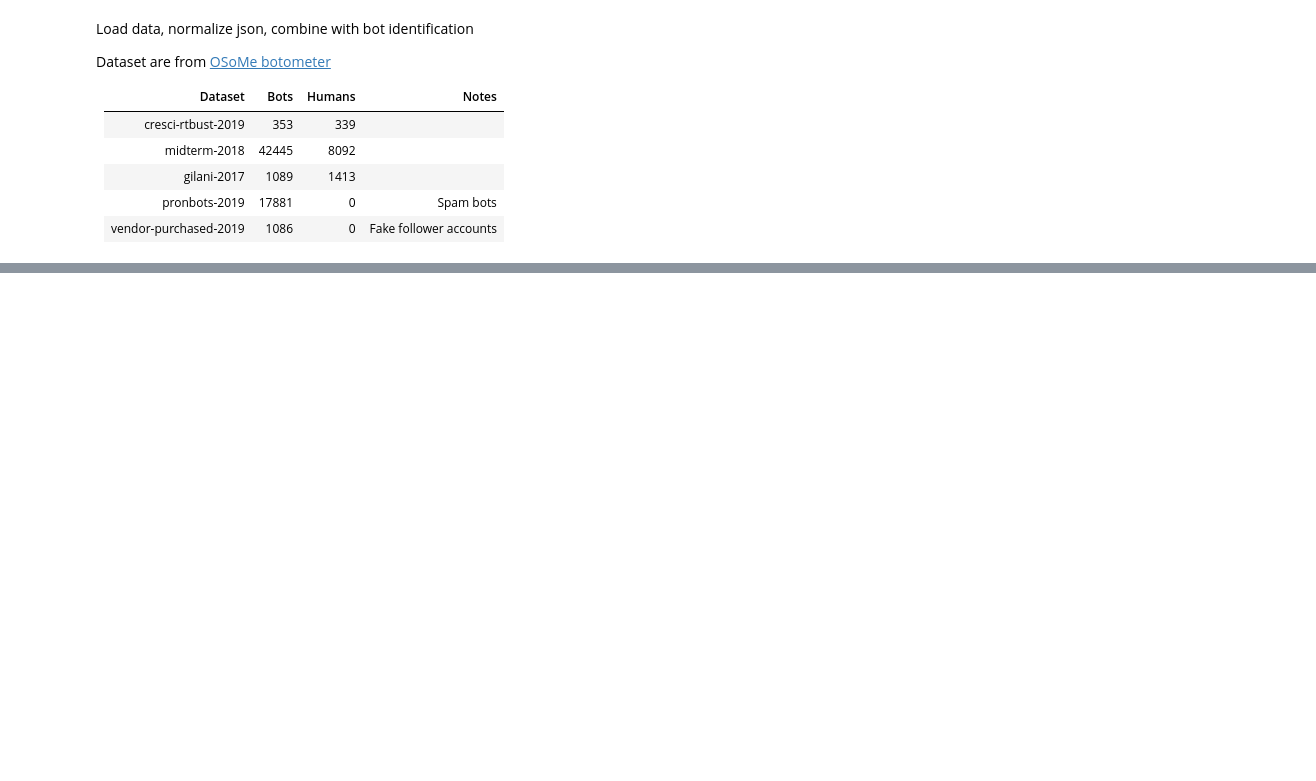
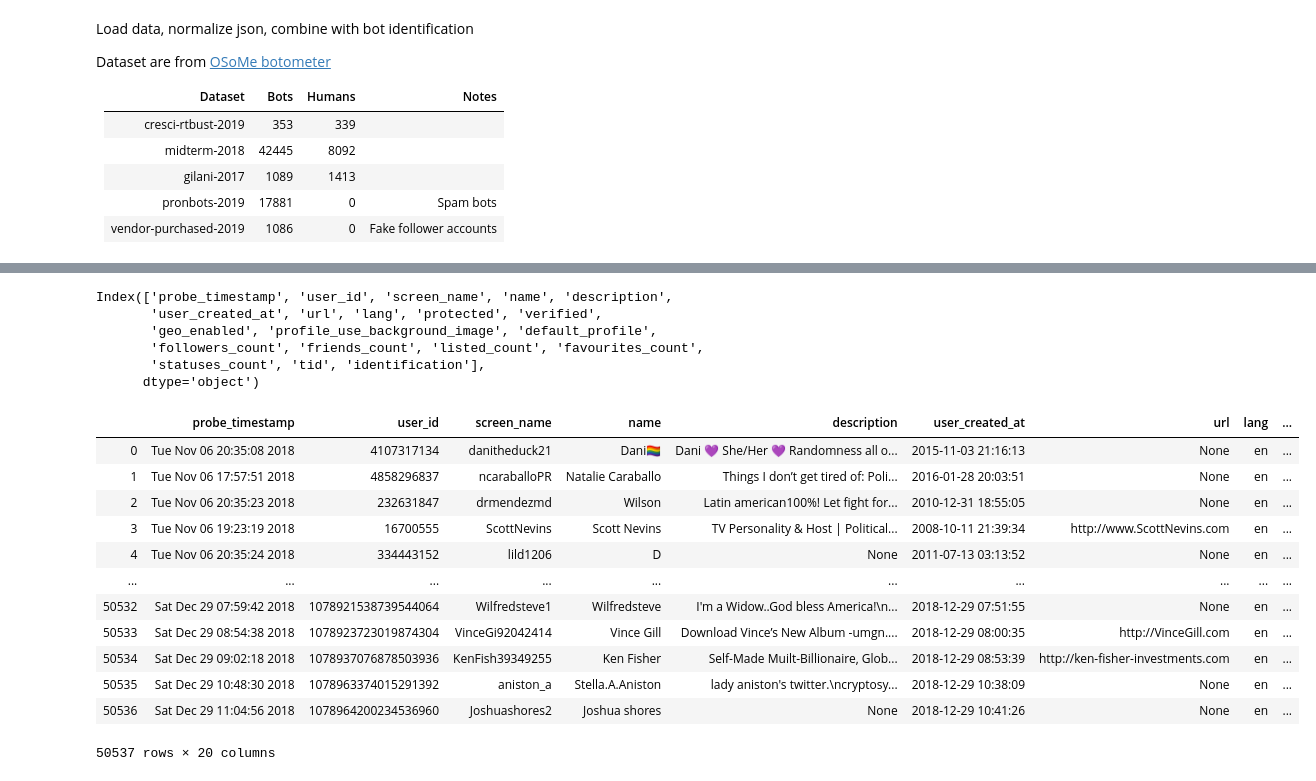
Before and after one commit to sdev00/Twitter-Bots, a Jupyter notebook: source/initialization.ipynb, the cells around one changed output, grey strips where cells are left out. Cells and saved outputs as stored; diff of their text form; code cells hidden in the pictures; blank space fills up the shorter version.

```diff
--- a/source/initialization.ipynb
+++ b/source/initialization.ipynb
@@ -32,0 +72,35 @@ cresci_rtbust_2019_humans = cresci_rtbust_2019[(cresci_rtbust_2019.identificatio
+# %%
+midterm_2018_data = pd.read_json('../datasets/midterm-2018_processed_user_objects.json')
+midterm_2018_identification = pd.read_csv('../datasets/midterm-2018.tsv', sep='\t')
+midterm_2018_identification.columns = ['user_id','identification']
+midterm_2018 = pd.merge(midterm_2018_data, midterm_2018_identification, how='inner', on='user_id')
+midterm_2018_bots = midterm_2018[(midterm_2018.identification=='bot')]
+midterm_2018_humans = midterm_2018[(midterm_2018.identification=='human')]
+
+midterm_2018.columns
+# %% [output]
+Index(['probe_timestamp', 'user_id', 'screen_name', 'name', 'description',
+       'user_created_at', 'url', 'lang', 'protected', 'verified',
+       'geo_enabled', 'profile_use_background_image', 'default_profile',
+       'followers_count', 'friends_count', 'listed_count', 'favourites_count',
+       'statuses_count', 'tid', 'identification'],
+      dtype='object')
+# %%
+# midterm_2018_red = midterm_2018.rename(columns={})[reduced_columns]
+# midterm_2018[midterm_2018['description'] == '']
+# midterm_2018.loc[midterm_2018['description'] == '@CNN commentator. NY Times bestselling author. @IRAASColumbiaU lecturer. Dartmouth & Harvard Law grad. Former White House aide. http://keithboykin.com']
+midterm_2018
+# %% [output]
+|  | probe_timestamp | user_id | screen_name | name | description | user_created_at | url | lang | ... |
+| 0 | Tue Nov 06 20:35:08 2018 | 4107317134 | danitheduck21 | Dani🏳️‍🌈 | Dani 💜 She/Her 💜 Randomness all o... | 2015-11-03 21:16:13 | None | en | ... |
+| 1 | Tue Nov 06 17:57:51 2018 | 4858296837 | ncaraballoPR | Natalie Caraballo | Things I don’t get tired of: Poli... | 2016-01-28 20:03:51 | None | en | ... |
+| 2 | Tue Nov 06 20:35:23 2018 | 232631847 | drmendezmd | Wilson | Latin american100%! Let fight for... | 2010-12-31 18:55:05 | None | en | ... |
+| 3 | Tue Nov 06 19:23:19 2018 | 16700555 | ScottNevins | Scott Nevins | TV Personality & Host | Political... | 2008-10-11 21:39:34 | http://www.ScottNevins.com | en | ... |
+| 4 | Tue Nov 06 20:35:24 2018 | 334443152 | lild1206 | D | None | 2011-07-13 03:13:52 | None | en | ... |
+| ... | ... | ... | ... | ... | ... | ... | ... | ... | ... |
+| 50532 | Sat Dec 29 07:59:42 2018 | 1078921538739544064 | Wilfredsteve1 | Wilfredsteve | I'm a Widow..God bless America!\n... | 2018-12-29 07:51:55 | None | en | ... |
+| 50533 | Sat Dec 29 08:54:38 2018 | 1078923723019874304 | VinceGi92042414 | Vince Gill | Download Vince’s New Album -umgn.... | 2018-12-29 08:00:35 | http://VinceGill.com | en | ... |
+| 50534 | Sat Dec 29 09:02:18 2018 | 1078937076878503936 | KenFish39349255 | Ken Fisher | Self-Made Muilt-Billionaire, Glob... | 2018-12-29 08:53:39 | http://ken-fisher-investments.com | en | ... |
+| 50535 | Sat Dec 29 10:48:30 2018 | 1078963374015291392 | aniston_a | Stella.A.Aniston | lady aniston's twitter.\ncryptosy... | 2018-12-29 10:38:09 | None | en | ... |
+| 50536 | Sat Dec 29 11:04:56 2018 | 1078964200234536960 | Joshuashores2 | Joshua shores | None | 2018-12-29 10:41:26 | None | en | ... |
+50537 rows × 20 columns
```
Also changed, not shown: parts of 12 cells of this notebook.
